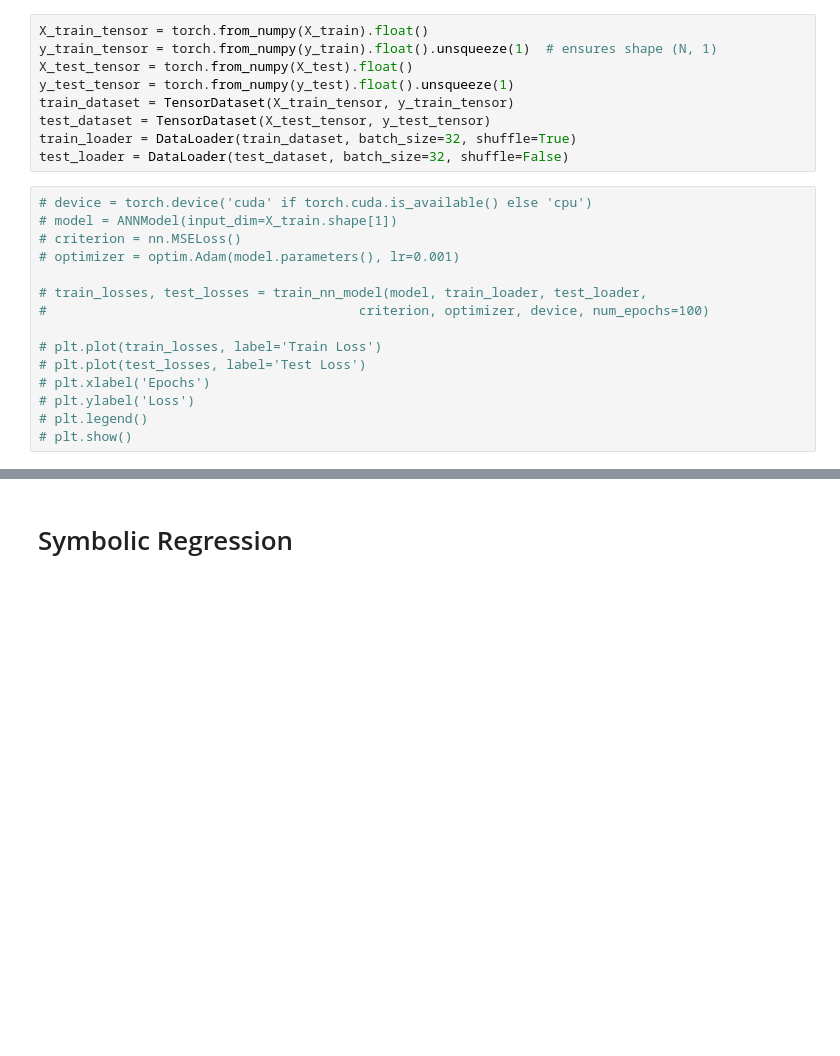
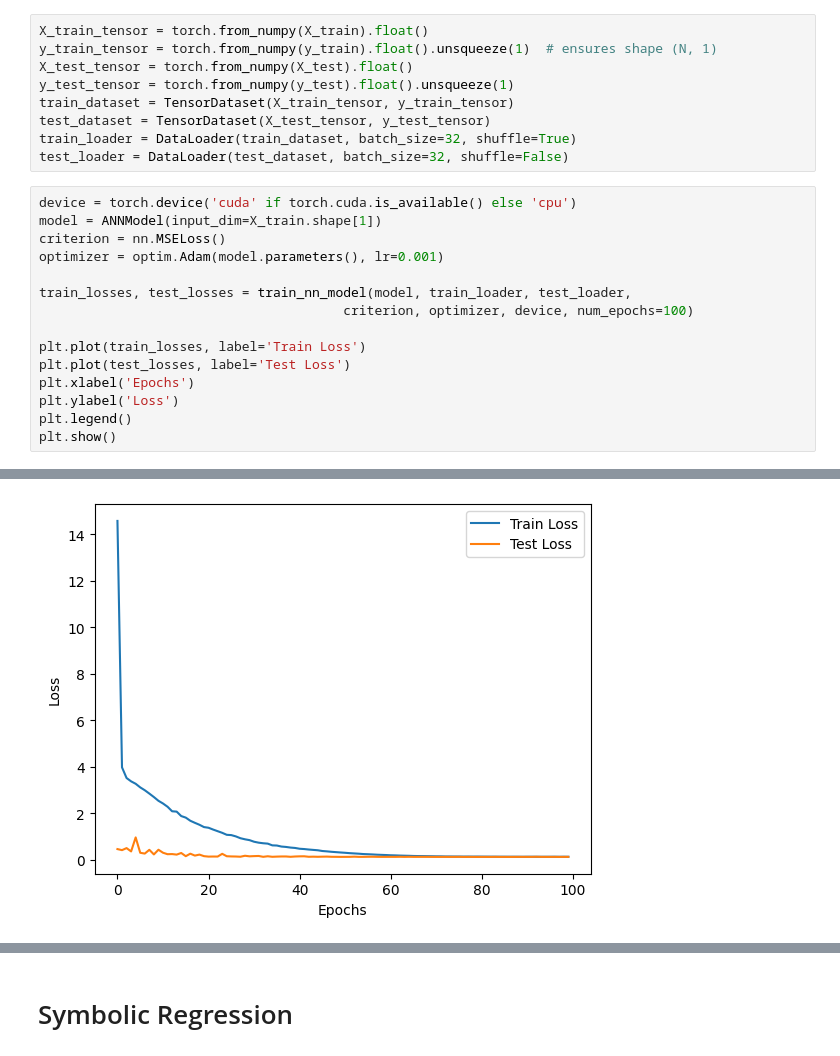
Before and after one commit to YanCotta/SDS-CP032-mlpaygrade, a Jupyter notebook: submissions/team-members/hien-nguyen/SymbolicRegression_&_DeepLearning.ipynb, the cells around one changed output, grey strips where cells are left out. Saved outputs shown, nothing was run; the diff lists cells and outputs as text; blank space fills up the shorter version.

```diff
--- a/submissions/team-members/hien-nguyen/SymbolicRegression_&_DeepLearning.ipynb
+++ b/submissions/team-members/hien-nguyen/SymbolicRegression_&_DeepLearning.ipynb
@@ -102,17 +102,18 @@ test_dataset = TensorDataset(X_test_tensor, y_test_tensor)
 train_loader = DataLoader(train_dataset, batch_size=32, shuffle=True)
 test_loader = DataLoader(test_dataset, batch_size=32, shuffle=False)
 # %%
-# device = torch.device('cuda' if torch.cuda.is_available() else 'cpu')
-# model = ANNModel(input_dim=X_train.shape[1])
-# criterion = nn.MSELoss()
-# optimizer = optim.Adam(model.parameters(), lr=0.001)
+device = torch.device('cuda' if torch.cuda.is_available() else 'cpu')
+model = ANNModel(input_dim=X_train.shape[1])
+criterion = nn.MSELoss()
+optimizer = optim.Adam(model.parameters(), lr=0.001)
 
-# train_losses, test_losses = train_nn_model(model, train_loader, test_loader,
-#                                        criterion, optimizer, device, num_epochs=100)
+train_losses, test_losses = train_nn_model(model, train_loader, test_loader,
+                                       criterion, optimizer, device, num_epochs=100)
 
-# plt.plot(train_losses, label='Train Loss')
-# plt.plot(test_losses, label='Test Loss')
-# plt.xlabel('Epochs')
-# plt.ylabel('Loss')
-# plt.legend()
-# plt.show()
+plt.plot(train_losses, label='Train Loss')
+plt.plot(test_losses, label='Test Loss')
+plt.xlabel('Epochs')
+plt.ylabel('Loss')
+plt.legend()
+plt.show()
+# %% [output]
@@ -118,0 +137 @@ test_loader = DataLoader(test_dataset, batch_size=32, shuffle=False)
+[figure, added]
```
Also changed, not shown: parts of 10 cells of this notebook, 20 other files.
